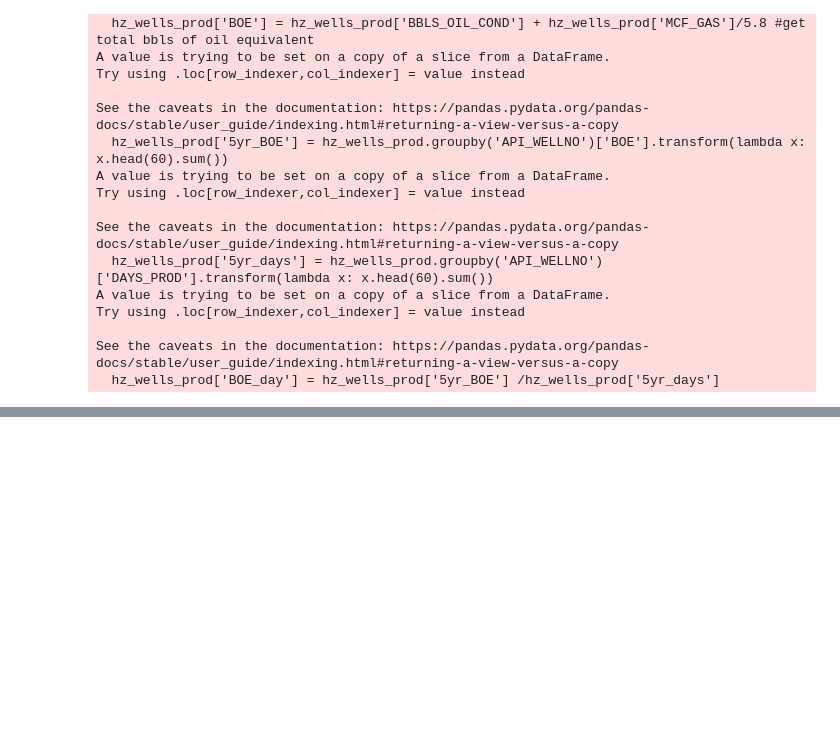
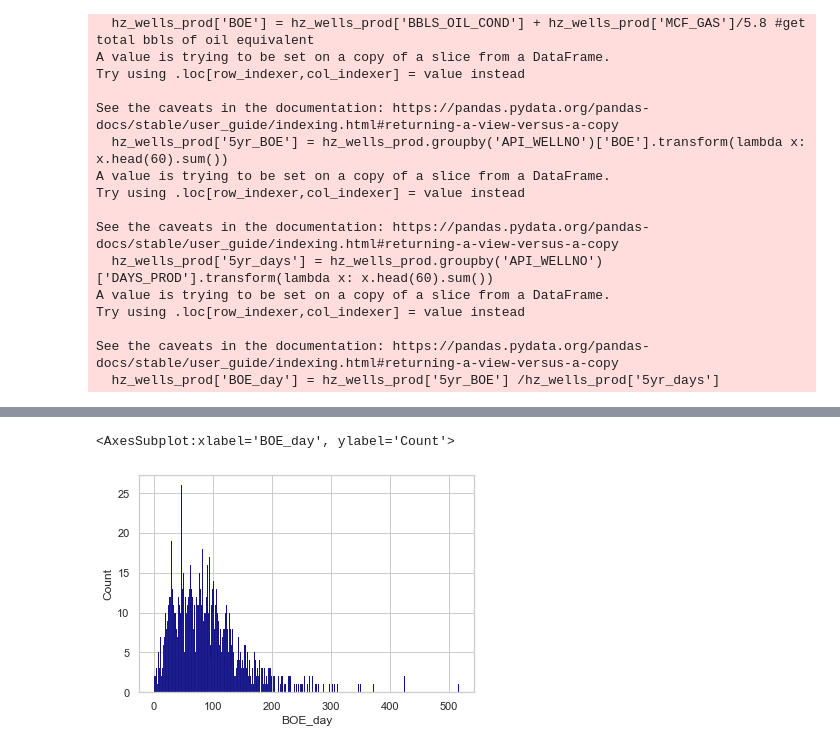
Before and after one commit to jromani-ds/MT_Oil, a Jupyter notebook: DataCollection.ipynb, the cells around one changed output, grey strips where cells are left out. Saved outputs shown, nothing was run; the diff lists cells and outputs as text; code cells hidden in the pictures; blank space fills up the shorter version.

```diff
--- a/DataCollection.ipynb
+++ b/DataCollection.ipynb
@@ -421,0 +415,10 @@ hz_wells_prod
+# %%
+sns.histplot(data = hz_wells_prod_summary
+            ,x = 'BOE_day'
+            ,color = 'navy'
+            ,alpha = 1
+            ,binwidth = 1
+            )
+# %% [output]
+<AxesSubplot:xlabel='BOE_day', ylabel='Count'>
+[figure, added]
```
Also changed, not shown: parts of 4 cells of this notebook.
